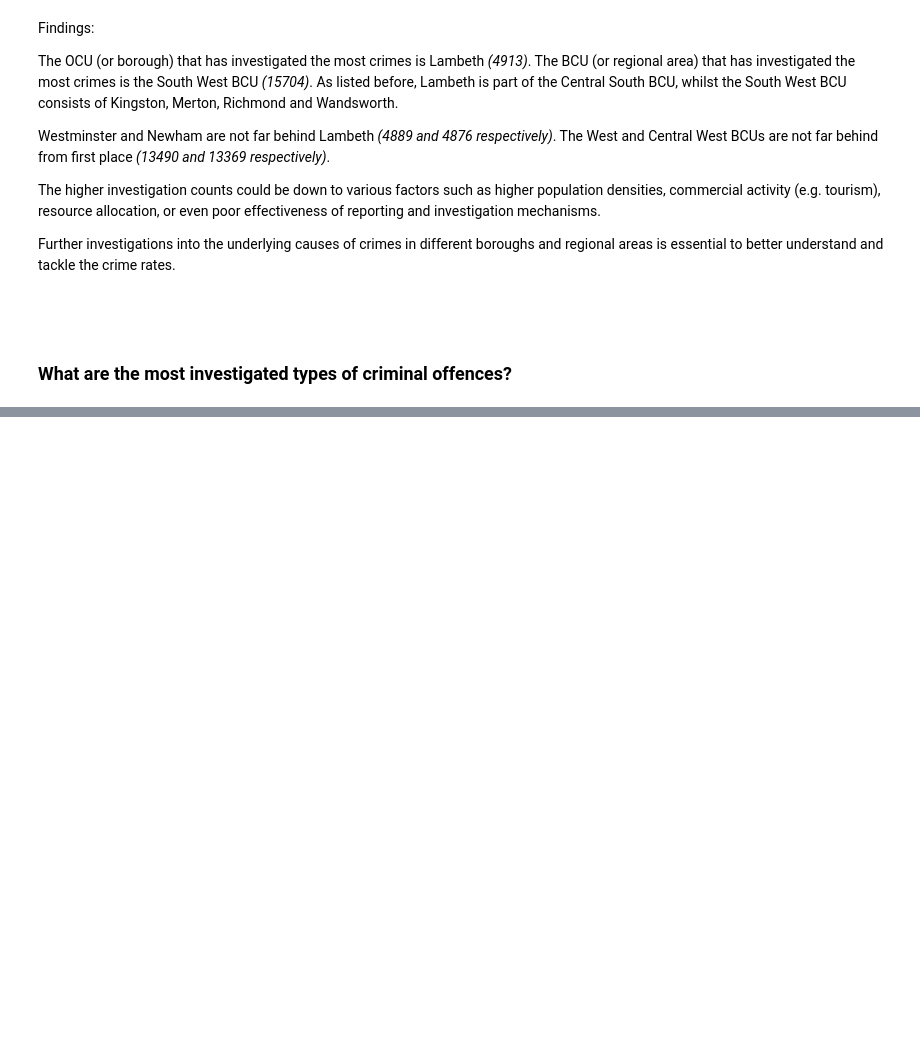
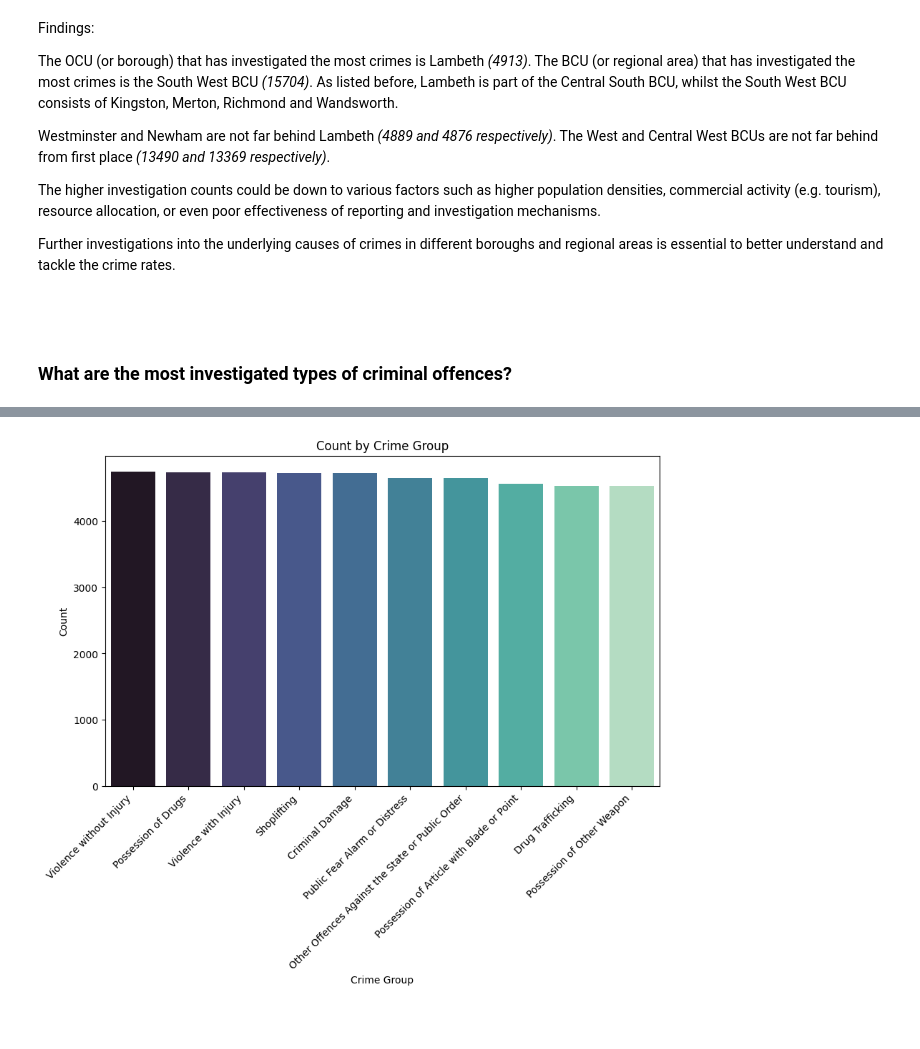
Before and after one commit to juanitanels/London-Crime-Stats-EDA, a Jupyter notebook: London Crime Stats 22-23 EDA.ipynb, the cells around one changed output, grey strips where cells are left out. Cells and saved outputs as stored; diff of their text form; code cells hidden in the pictures; blank space fills up the shorter version.

```diff
--- a/London Crime Stats 22-23 EDA.ipynb
+++ b/London Crime Stats 22-23 EDA.ipynb
@@ -287,0 +314,3 @@ Further investigations into the underlying causes of crimes in different borough
+# %%
+crime_group_counts = pd.Series(data["Crime Group"]).value_counts()
+crime_group_counts
@@ -287,0 +370,4 @@ Further investigations into the underlying causes of crimes in different borough
+# %%
+crime_group_df = crime_group_counts.reset_index()
+crime_group_df.columns = ["Crime Group", "Count"]
+crime_group_df.head(10)
@@ -288,3 +400,15 @@ Further investigations into the underlying causes of crimes in different borough
+# %%
+plt.figure(figsize=(10,6))
+sns.barplot(data=crime_group_df.head(10), x = "Crime Group", y="Count", palette="mako", hue="Crime Group", dodge=False, legend=False)
+
+plt.title("Count by Crime Group")
+plt.xlabel("Crime Group")
+plt.xticks(rotation=45, ha="right")
+plt.ylabel("Count")
+
+plt.show()
+# %% [output]
+[figure, added]
 # %%
 #Grouped bar chart that compares 22-23 & 21-22 crime rates groups top 3?
 #stacked bar charts to see diff crime groups within boroughs?
```
Also changed, not shown: parts of 16 cells of this notebook.
